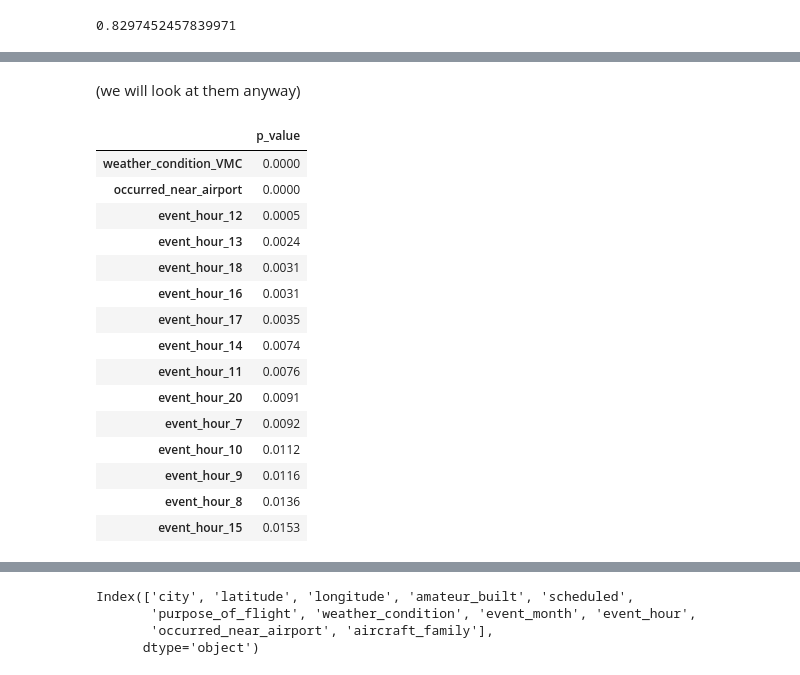
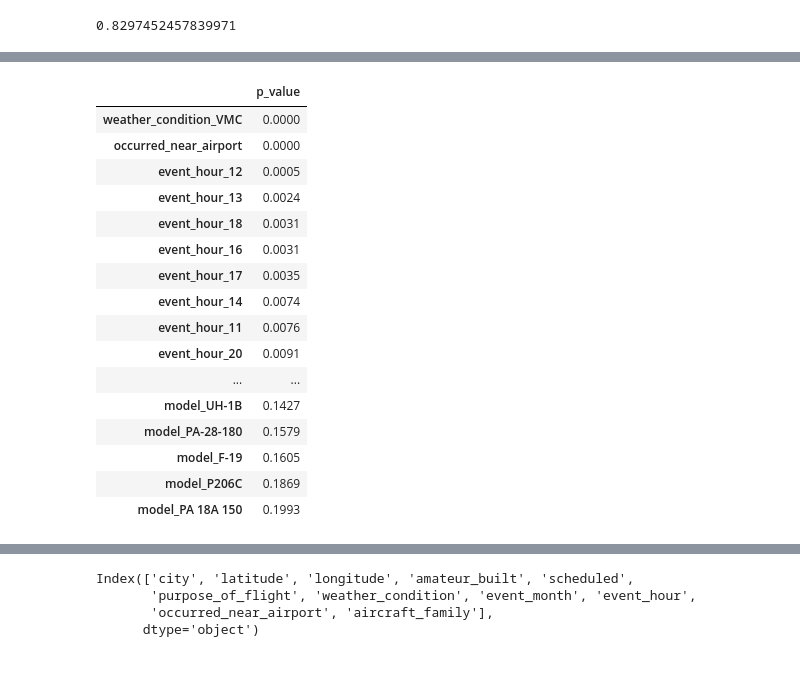
Before and after one commit to TheMirch/dsi-group-project, a Jupyter notebook: code/mike_modeling.ipynb, the cells around one changed output, grey strips where cells are left out. Drawn from its saved outputs; the diff is of its cells as text; code cells hidden in the pictures.

```diff
--- a/code/mike_modeling.ipynb
+++ b/code/mike_modeling.ipynb
@@ -161,7 +138,3 @@ Name: aircraft_damage, dtype: int64
-# %%
-df['model'] = df['model'].str.upper()
-# %%
-df['make'] = df['make'].str.upper()
 # %% [markdown]
 ## Binarize, bundle, and engineer
 # %% [markdown]
@@ -176,8 +149,6 @@ The following lines are designed to help balance out categorical values, since t
 df['model'] = [x.upper() if is_top_model(df, x,200) else 'UNCOMMON MODEL' for x in df['model']]
 # %%
 df['make'] = [x.upper() if is_top_make(df, x,50) else 'UNCOMMON MAKE' for x in df['make']]
-# %%
-df['aircraft_family'] = [x.upper() if is_top_family(df, x,25) else 'UNCOMMON FAMILY' for x in df['aircraft_family']]
 # %%
 df['city'] = [x.upper() if is_top_city(df, x,75) else 'UNCOMMON CITY' for x in df['city']]
 # %%
@@ -282,5 +257,3 @@ glm_accuracy(glm_bin, X_test, y_test)
-# %% [markdown]
-(we will look at them anyway)
 # %%
 glm_bin_pvalues = np.round(glm_bin.pvalues, 4).to_frame().sort_values(by =  0, ascending = True)
 # %%
@@ -290,21 +263,22 @@ glm_bin_pvalues.rename({0: 'p_value'}, axis = 1, inplace=True)
 # %%
 glm_bin_coef_df.rename({0: 'coef'}, axis = 1, inplace=True)
 # %%
-glm_bin_pvalues.head(15)
+glm_bin_pvalues.head(30)
 # %% [output]
 |  | p_value |
 | weather_condition_VMC | 0.0000 |
 | occurred_near_airport | 0.0000 |
 | event_hour_12 | 0.0005 |
 | event_hour_13 | 0.0024 |
 | event_hour_18 | 0.0031 |
 | event_hour_16 | 0.0031 |
 | event_hour_17 | 0.0035 |
 | event_hour_14 | 0.0074 |
 | event_hour_11 | 0.0076 |
 | event_hour_20 | 0.0091 |
-| event_hour_7 | 0.0092 |
-| event_hour_10 | 0.0112 |
-| event_hour_9 | 0.0116 |
-| event_hour_8 | 0.0136 |
-| event_hour_15 | 0.0153 |
+| ... | ... |
+| model_UH-1B | 0.1427 |
+| model_PA-28-180 | 0.1579 |
+| model_F-19 | 0.1605 |
+| model_P206C | 0.1869 |
+| model_PA 18A 150 | 0.1993 |
```
Also changed, not shown: parts of 42 cells of this notebook, 2 other files.
